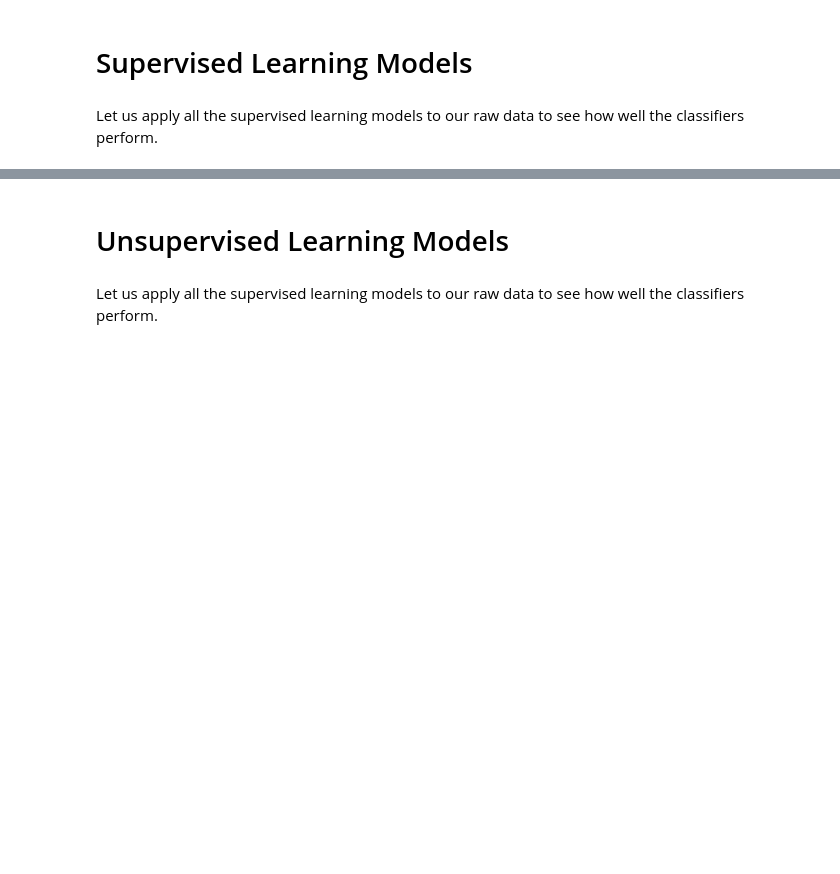
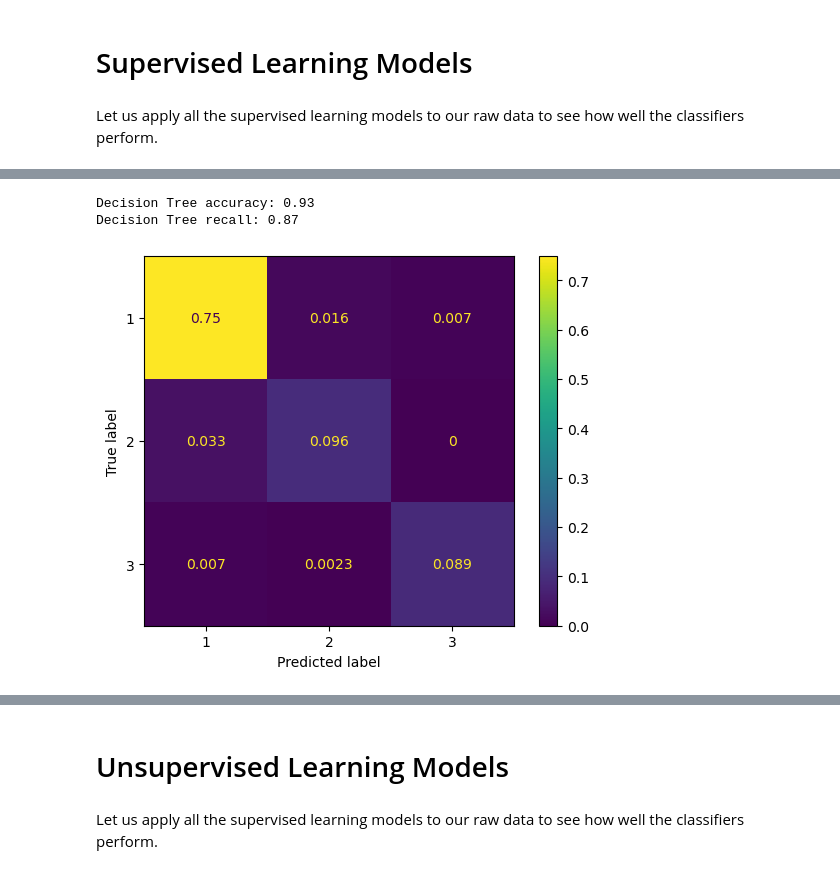
Before and after one commit to LaerteAdami/CW_Intro_AI, a Jupyter notebook: notebooks/notebook_erik.ipynb, the cells around one changed output, grey strips where cells are left out. Drawn from its saved outputs; the diff is of its cells as text; code cells hidden in the pictures; blank space fills up the shorter version.

```diff
--- a/notebooks/notebook_erik.ipynb
+++ b/notebooks/notebook_erik.ipynb
@@ -281,7 +384,7 @@ class SLClassifiers():
 
     def confusion_matrix(self, y_pred, y_test, target_labels):
 
-        cm = confusion_matrix(y_pred,y_test)
+        cm = confusion_matrix(y_pred,y_test, normalize="all")
         disp = ConfusionMatrixDisplay(confusion_matrix=cm, display_labels=target_labels);
         disp.plot();
 
@@ -297,22 +400,22 @@ class SLClassifiers():
 
         X_train, X_test, y_train, y_test = self.train_test_split()
         dt = DecisionTreeClassifier(random_state=35)
-        dt.fit(X_train,y_train)
+        dt.fit(X_train, y_train)
         y_pred = dt.predict(X_test)
         print("Decision Tree accuracy: %.2f" % accuracy_score(y_pred,y_test) )
-
+        print("Decision Tree recall: %.2f" % recall_score(y_pred,y_test,average="macro") )
         #self.confusion_matrix(y_pred, y_test, dt.classes_)
 
 
-    def random_forest(self, n_estimators=10, criterion="entropy"):
+    def random_forest(self, n_estimators=10, max_depth=None, criterion="entropy"):
 
         X_train, X_test, y_train, y_test = self.train_test_split()
-        rf = RandomForestClassifier(n_estimators=n_estimators, criterion=criterion)
+        rf = RandomForestClassifier(n_estimators=n_estimators, max_depth=max_depth, criterion=criterion)
         rf.fit(X_train, y_train)
         y_pred = rf.predict(X_test)
 
         print("Random Forest accuracy: %.2f" % accuracy_score(y_pred,y_test) )
-
+        print("Random Forest recall: %.2f" % recall_score(y_pred,y_test,average="macro") )
         #self.confusion_matrix(y_pred, y_test, rf.classes_)
 
 
@@ -323,6 +426,7 @@ class SLClassifiers():
         svm.fit(X_train, y_train)
         y_pred = svm.predict(X_test)
         print("Support Vector Machine accuracy: %.2f" % accuracy_score(y_test, y_pred))
+        print("Support Vector Machine recall: %.2f" % recall_score(y_pred,y_test,average="macro") )
 
         #self.confusion_matrix(y_pred, y_test, rf.classes_)
 
@@ -332,8 +436,9 @@ class SLClassifiers():
         X_train, X_test, y_train, y_test = self.train_test_split()
         knn = KNeighborsClassifier(n_neighbors=n)
         knn.fit(X_train, y_train)
-        knn.predict(X_test)
+        y_pred = knn.predict(X_test)
         print("K-Nearest Neighbours accuracy: %.2f" % accuracy_score(y_pred,y_test) )
+        print("K-Nearest Neighbours recall: %.2f" % recall_score(y_pred,y_test,average="macro") )
 
 
     def gaussian_naive_bayes(self):
@@ -341,8 +446,9 @@ class SLClassifiers():
         X_train, X_test, y_train, y_test = self.train_test_split()
         gnb = GaussianNB()
         gnb.fit(X_train, y_train);
-        gnb.predict(X_test)
+        y_pred = gnb.predict(X_test)
         print("Gaussian Naive Bayes accuracy: %.2f" % accuracy_score(y_pred,y_test) )
+        print("Gaussian Naive Bayes recall: %.2f" % recall_score(y_pred,y_test,average="macro") )
 
 
 slc = SLClassifiers(X, y1)
@@ -390,0 +505,7 @@ ValueError: Found input variables with inconsistent numbers of samples: [426, 99
+# %%
+slc = SLClassifiers(X, y1)
+dt = slc.decision_tree()
+# %% [output]
+Decision Tree accuracy: 0.93
+Decision Tree recall: 0.87
+[figure, added]
```
Also changed, not shown: parts of 39 cells of this notebook, 1 other file.
